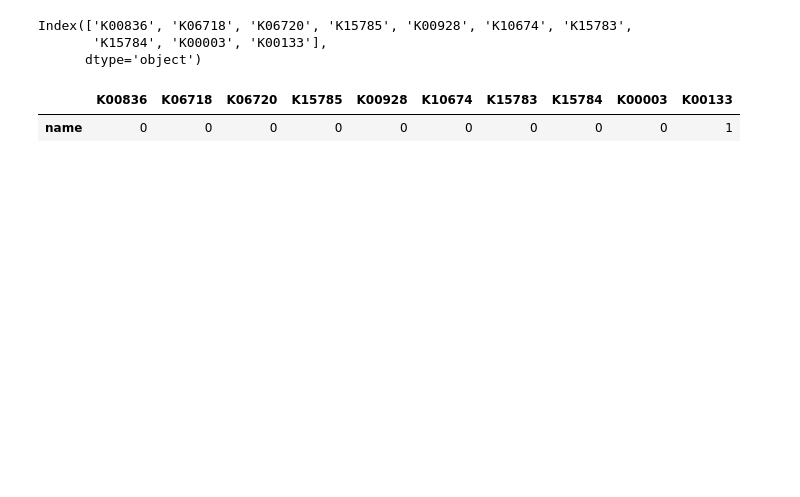
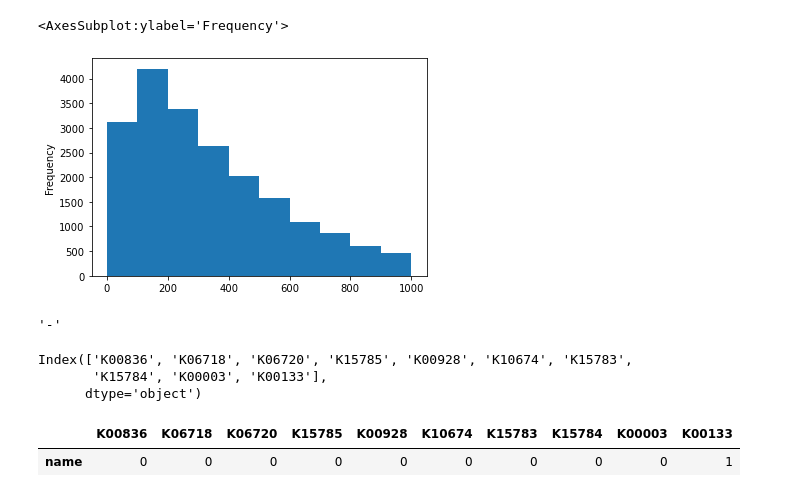
Before and after one commit to AlexanderLabWHOI/2021-marine-osmolytes, a Jupyter notebook: genome-searching/kofamscan/ko-fam-test.ipynb, the cells around one changed output. Saved outputs shown, nothing was run; the diff lists cells and outputs as text; code cells hidden in the pictures; blank space fills up the shorter version.

```diff
--- a/genome-searching/kofamscan/ko-fam-test.ipynb
+++ b/genome-searching/kofamscan/ko-fam-test.ipynb
@@ -76,6 +64,15 @@ for csv_file in glob.glob(os.path.join('ko_tables/ectoine/GCF*csv')):
             out_df.loc[csv_file, k]=1
         else:
             out_df.loc[csv_file,k]=0
+# %%
+pd.to_numeric(kofamlist.threshold[kofamlist.threshold.sort_values()!='-']).plot(kind='hist', range=[0,1000])
+# %% [output]
+<AxesSubplot:ylabel='Frequency'>
+[figure, added]
+# %%
+kofamlist.loc[k,'threshold']
+# %% [output]
+'-'
 # %%
 KO_index
 # %% [output]
```
Also changed, not shown: parts of 8 cells of this notebook, 6 other files.
